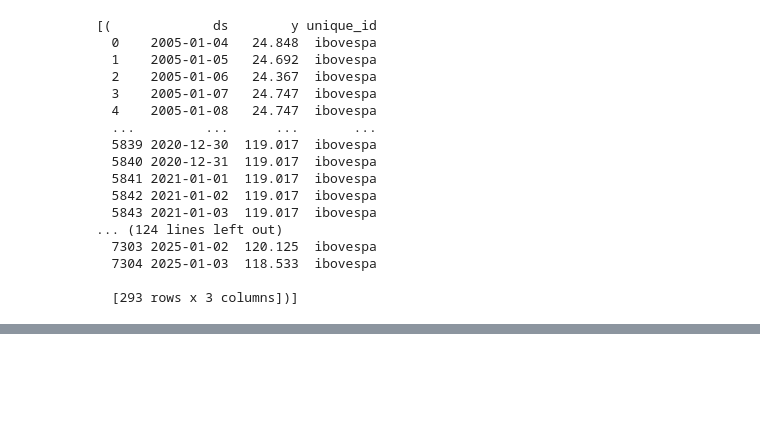
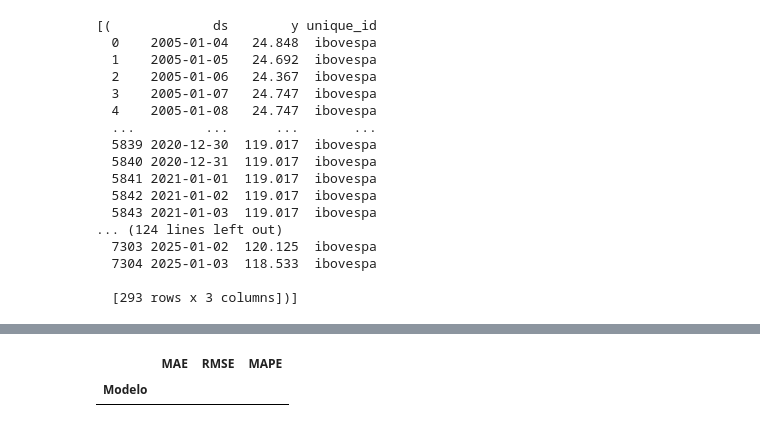
Before and after one commit to Data-Analitycs-Pos-Tech-Fiap/Ibovespa-prev, a Jupyter notebook: ibov-prev.ipynb, the cells around one changed output, grey strips where cells are left out. Saved outputs shown, nothing was run; the diff lists cells and outputs as text; code cells hidden in the pictures; blank space fills up the shorter version.

```diff
--- a/ibov-prev.ipynb
+++ b/ibov-prev.ipynb
@@ -365,0 +380,3 @@ dfs
+# %%
+# Criando um DataFrame para armazenar as métricas de avaliação dos modelos
+metrics = pd.DataFrame(columns=['Modelo', 'MAE', 'RMSE', 'MAPE']).set_index('Modelo')
@@ -365,0 +493,5 @@ dfs
+# %%
+metrics
+# %% [output]
+|  | MAE | RMSE | MAPE |
+| Modelo |  |  |  |
```
Also changed, not shown: parts of 12 cells of this notebook.
